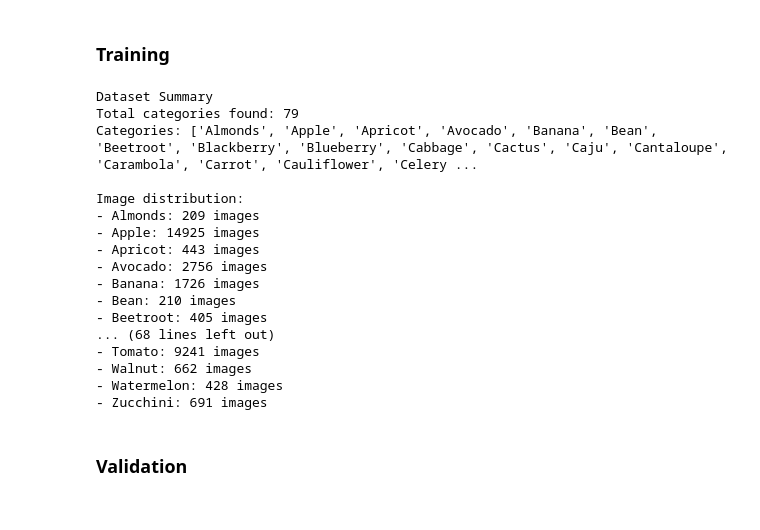
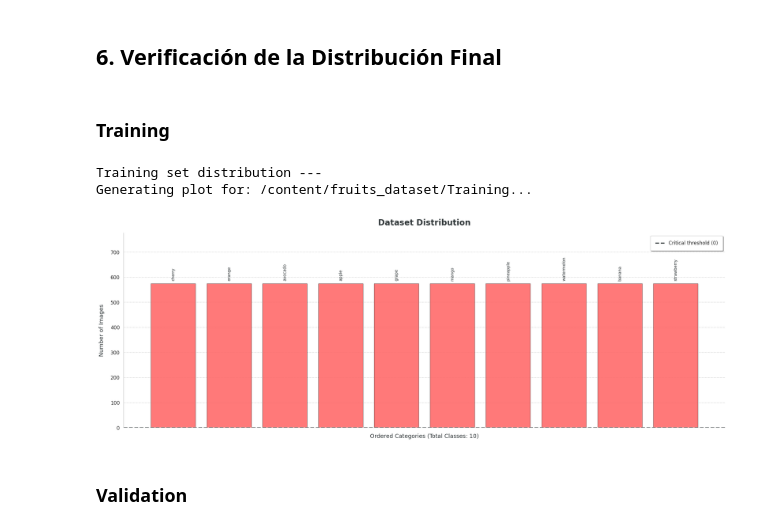
Before and after one commit to BenjaminArauz/classification-fruits, a Jupyter notebook: preprocessing_data.ipynb, the cells around one changed output. Drawn from its saved outputs; the diff is of its cells as text; code cells hidden in the pictures.

```diff
--- a/preprocessing_data.ipynb
+++ b/preprocessing_data.ipynb
@@ -154,24 +435,15 @@ def print_categories(dataset_path):
+# %% [markdown]
+## 6. Verificación de la Distribución Final
 # %% [markdown]
 ### Training
-# %%
-print_categories(TRAINING_PATH)
-# %% [output]
-Dataset Summary
-Total categories found: 79
-Categories: ['Almonds', 'Apple', 'Apricot', 'Avocado', 'Banana', 'Bean', 'Beetroot', 'Blackberry', 'Blueberry', 'Cabbage', 'Cactus', 'Caju', 'Cantaloupe', 'Carambola', 'Carrot', 'Cauliflower', 'Celery ...
-
-Image distribution:
-- Almonds: 209 images
-- Apple: 14925 images
-- Apricot: 443 images
-- Avocado: 2756 images
-- Banana: 1726 images
-- Bean: 210 images
-- Beetroot: 405 images
-... (68 lines left out)
-- Tomato: 9241 images
-- Walnut: 662 images
-- Watermelon: 428 images
-- Zucchini: 691 images
+# %%
+# Verify the distribution in the Training set
+print("Training set distribution ---")
+TRAINING_PATH = os.path.join(DATASET_PATH, 'Training')
+plot_class_distribution(TRAINING_PATH, 0)
+# %% [output]
+Training set distribution ---
+Generating plot for: /content/fruits_dataset/Training...
+[figure, added]
 # %% [markdown]
 ### Validation
```
Also changed, not shown: parts of 51 cells of this notebook.
